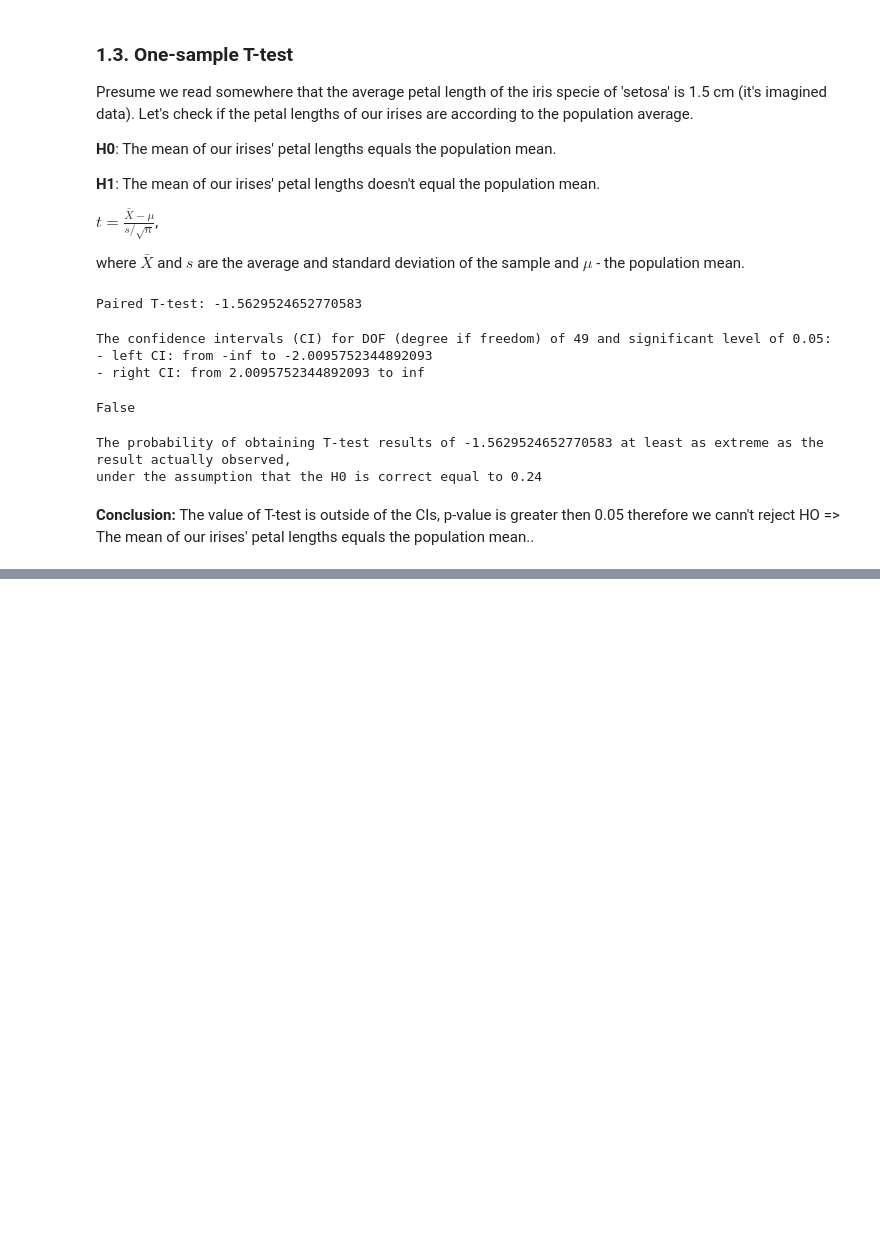
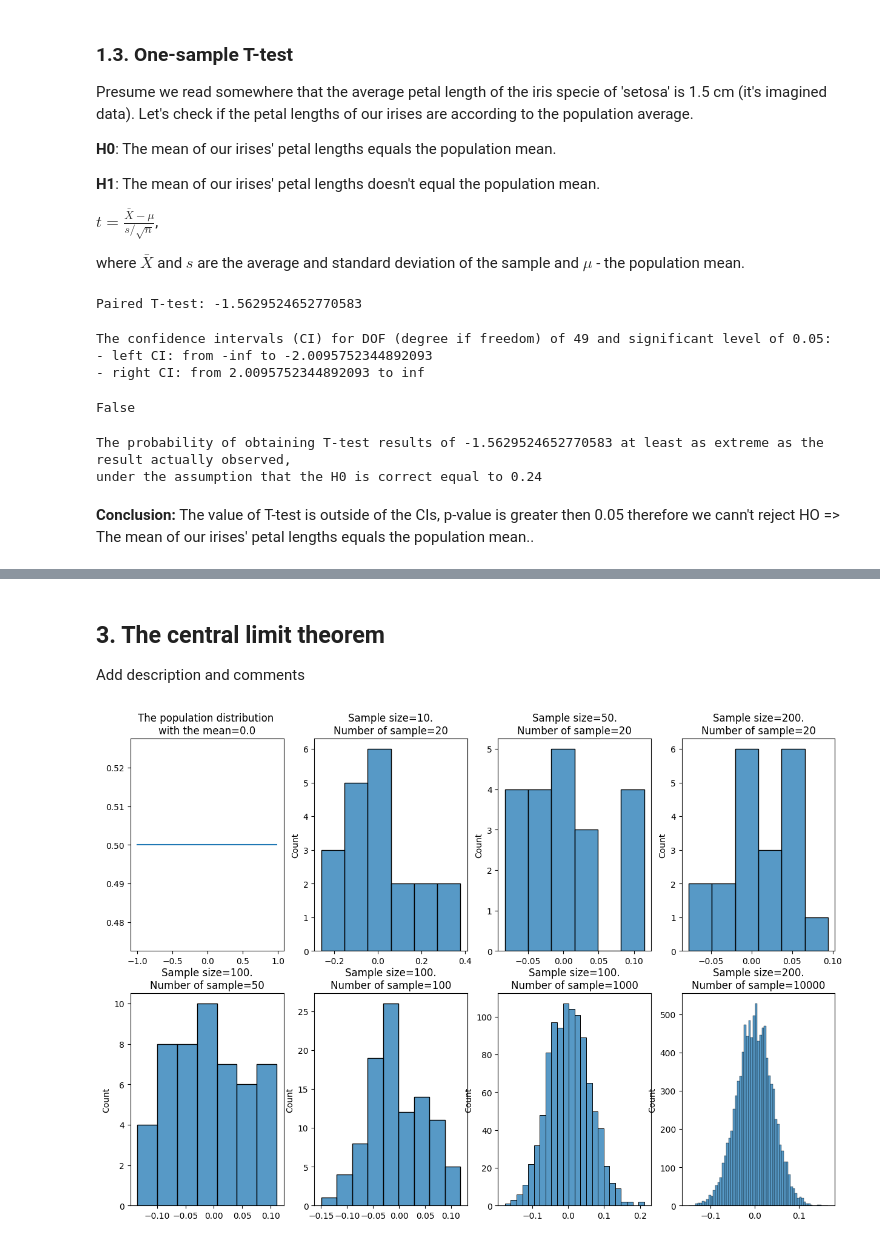
Before and after one commit to aakhterov/ML_algorithms_from_scratch, a Jupyter notebook: statistical_tests_from_scratch.ipynb, the cells around one changed output, grey strips where cells are left out. Drawn from its saved outputs; the diff is of its cells as text; code cells hidden in the pictures; blank space fills up the shorter version.

Commit message:
Add plot for central limit theorem

```diff
--- a/statistical_tests_from_scratch.ipynb
+++ b/statistical_tests_from_scratch.ipynb
@@ -221,0 +234,49 @@ under the assumption that the H0 is correct equal to 0.24
+# %% [markdown]
+## 3. The central limit theorem
+
+Add description and comments
+# %%
+def get_means(population_distr, sample_size, number_of_samples):
+  return [np.mean(population_distr.rvs(size=sample_size)) for _ in range(number_of_samples)]
+
+def plot_CLT(population_distr):
+  f, axs = plt.subplots(2, 4, figsize=(15, 10))
+  x = population_distr.rvs(size=100)
+  y = population_distr.pdf(x)
+  popualtion_mean = population_distr.mean()
+  sns.lineplot(x=x, y=y, ax=axs[0][0]).set(title=f'The population distribution \nwith the mean={popualtion_mean}')
+
+  sample_size, number_of_samples = 10, 20
+  means = get_means(population_distr=population_distr, sample_size=sample_size, number_of_samples=number_of_samples)
+  sns.histplot(x=means, ax=axs[0][1]).set(title=f'Sample size={sample_size}.\nNumber of sample={number_of_samples}')
+
+  sample_size, number_of_samples = 50, 20
+  means = get_means(population_distr=population_distr, sample_size=sample_size, number_of_samples=number_of_samples)
+  sns.histplot(x=means, ax=axs[0][2]).set(title=f'Sample size={sample_size}.\nNumber of sample={number_of_samples}')
+
+  sample_size, number_of_samples = 200, 20
+  means = get_means(population_distr=population_distr, sample_size=sample_size, number_of_samples=number_of_samples)
+  sns.histplot(x=means, ax=axs[0][3]).set(title=f'Sample size={sample_size}.\nNumber of sample={number_of_samples}')
+
+  sample_size, number_of_samples = 100, 50
+  means = get_means(population_distr=population_distr, sample_size=sample_size, number_of_samples=number_of_samples)
+  sns.histplot(x=means, ax=axs[1][0]).set(title=f'Sample size={sample_size}.\nNumber of sample={number_of_samples}')
+
+  sample_size, number_of_samples = 100, 100
+  means = get_means(population_distr=population_distr, sample_size=sample_size, number_of_samples=number_of_samples)
+  sns.histplot(x=means, ax=axs[1][1]).set(title=f'Sample size={sample_size}.\nNumber of sample={number_of_samples}')
+
+  sample_size, number_of_samples = 100, 1000
+  means = get_means(population_distr=population_distr, sample_size=sample_size, number_of_samples=number_of_samples)
+  sns.histplot(x=means, ax=axs[1][2]).set(title=f'Sample size={sample_size}.\nNumber of sample={number_of_samples}')
+
+  sample_size, number_of_samples = 200, 10000
+  means = get_means(population_distr=population_distr, sample_size=sample_size, number_of_samples=number_of_samples)
+  sns.histplot(x=means, ax=axs[1][3]).set(title=f'Sample size={sample_size}.\nNumber of sample={number_of_samples}')
+
+  plt.show()
+# %%
+uniform_distr = uniform(loc=-1, scale=2)
+plot_CLT(uniform_distr)
+# %% [output]
+[figure, added]
```
Also changed, not shown: parts of 7 cells of this notebook.
